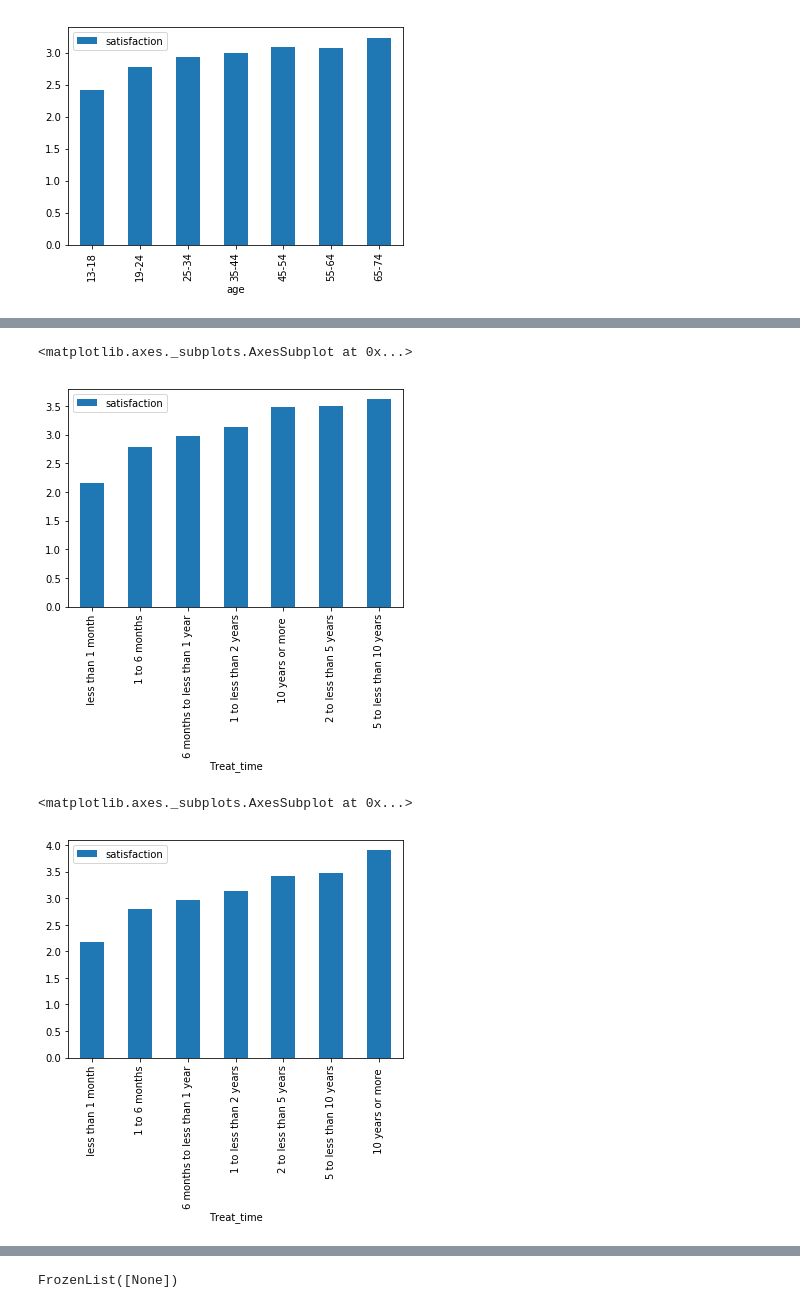
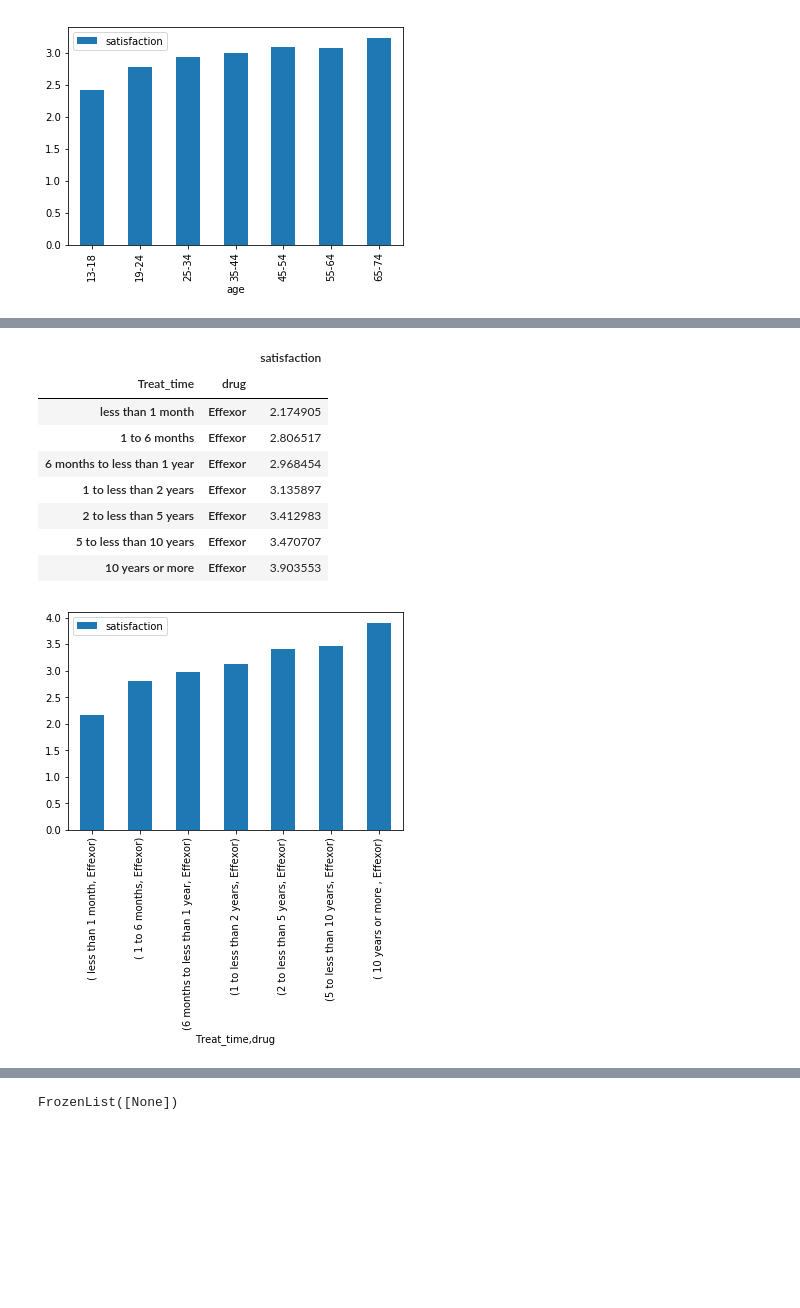
Before and after one commit to chinm0818/WebMDScrape, a Jupyter notebook: datas/Drug review analysis.ipynb, the cells around one changed output, grey strips where cells are left out. Cells and saved outputs as stored; diff of their text form; code cells hidden in the pictures; blank space fills up the shorter version.

```diff
--- a/datas/Drug review analysis.ipynb
+++ b/datas/Drug review analysis.ipynb
@@ -164,15 +187,18 @@ ValueError: No axis named drug for object type <class 'pandas.core.frame.DataFra
 # %%
-Cgrouptreat = cymbalta.groupby('Treat_time').agg({'satisfaction': 'mean'}).sort_values('satisfaction')
-Cgrouptreat.plot.bar()
+Egrouptreat = effexor.groupby(['Treat_time', 'drug']).agg({'satisfaction': 'mean'}).sort_values('satisfaction')
+Egrouptreat.plot.bar()
+Egrouptreat
 # %% [output]
-<matplotlib.axes._subplots.AxesSubplot at 0x...>
+|  |  | satisfaction |
+| Treat_time | drug |  |
+| less than 1 month | Effexor | 2.174905 |
+| 1 to 6 months | Effexor | 2.806517 |
+| 6 months to less than 1 year | Effexor | 2.968454 |
+| 1 to less than 2 years | Effexor | 3.135897 |
+| 2 to less than 5 years | Effexor | 3.412983 |
+| 5 to less than 10 years | Effexor | 3.470707 |
+| 10 years or more | Effexor | 3.903553 |
-[figure, old version]
+[figure, new version]
-# %%
-Egrouptreat = effexor.groupby('Treat_time').agg({'satisfaction': 'mean'}).sort_values('satisfaction')
-Egrouptreat.plot.bar()
-# %% [output]
-<matplotlib.axes._subplots.AxesSubplot at 0x...>
-[figure, removed]
 # %%
 Drugs.Treat_time = Drugs.Treat_time.astype('category')
 print(set(Drugs.Treat_time))
```
Also changed, not shown: parts of 68 cells of this notebook, 2 other files.
